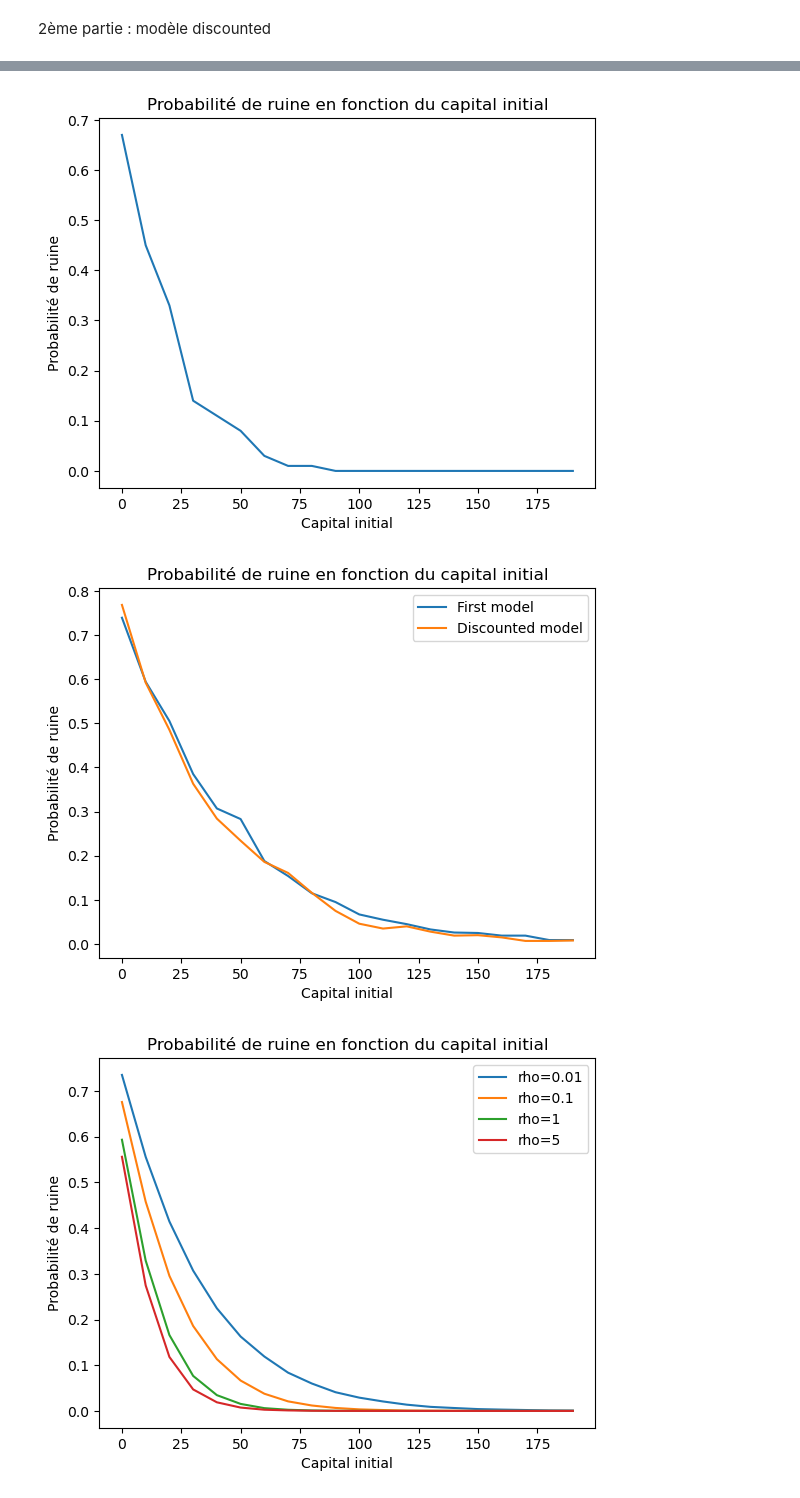
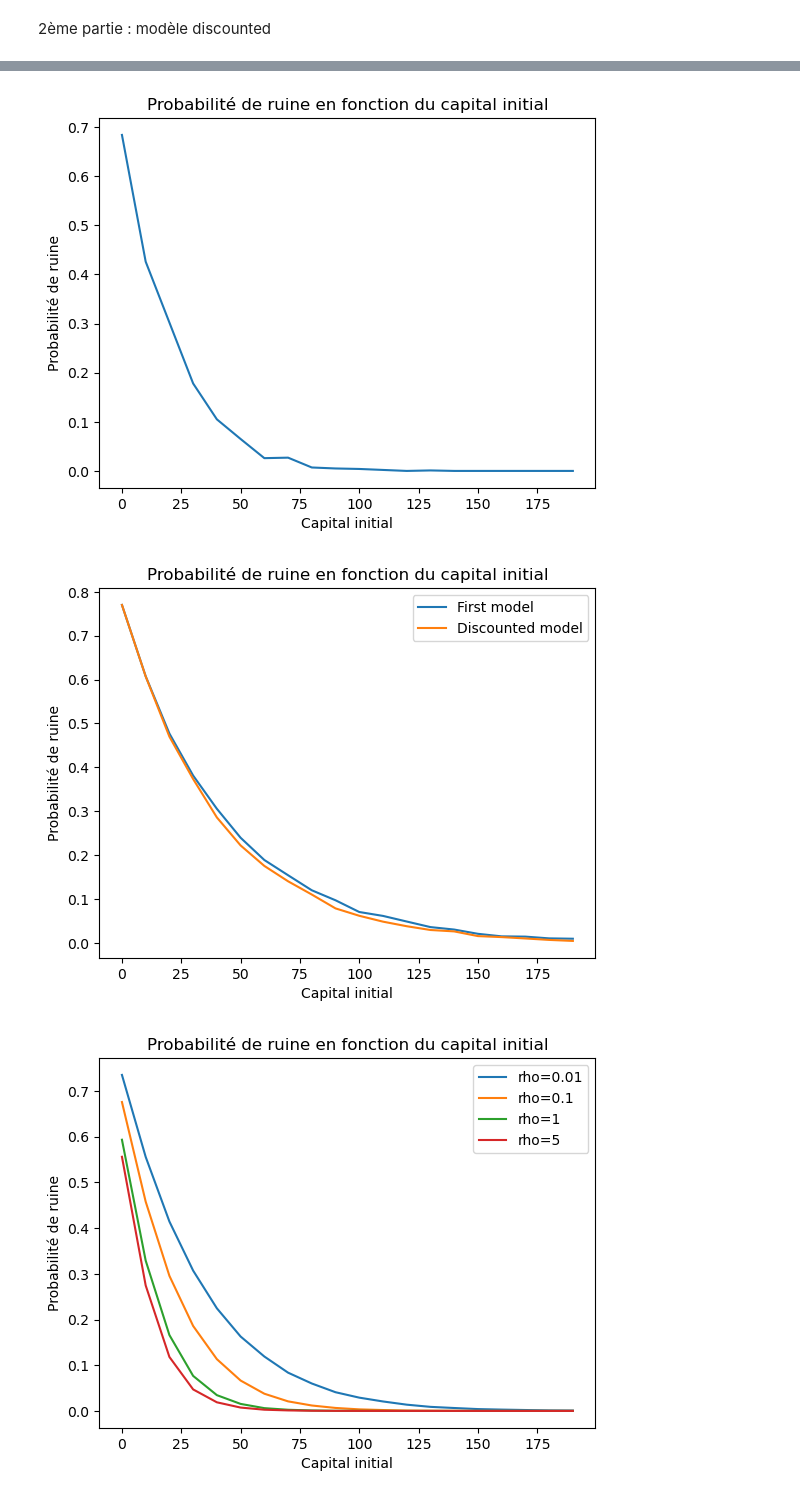
Before and after one commit to R7even31/Projet_Poisson, a Jupyter notebook: Main.ipynb, the cells around one changed output, grey strips where cells are left out. Drawn from its saved outputs; the diff is of its cells as text; code cells hidden in the pictures.

```diff
--- a/Main.ipynb
+++ b/Main.ipynb
@@ -178,29 +178,29 @@ def estimation_ruine_discounted(mu,T,beta,u,theta,n,rho) :
 # %%
 mu=1
 T=100
 beta=0.1
 theta=0.3
-n=100
+n=1000
 rho=0.1
 proba_ruine_discounted=np.zeros(20)
 u=np.zeros(20)
 for k in range(20):
     u[k]=10*k
     proba_ruine_discounted[k]=estimation_ruine_discounted(mu,T,beta,u[k],theta,n,rho)
 
 plt.plot(u,proba_ruine_discounted)
 plt.title("Probabilité de ruine en fonction du capital initial")
 plt.xlabel("Capital initial")
 plt.ylabel("Probabilité de ruine")
 plt.show()
 # %% [output]
-[figure, old version]
+[figure, new version]
 # %%
 mu=1
 T=100
 beta=0.1
 theta=0.3
-n=1000
+n=10000
 rho=0.001
 proba_ruine=np.zeros(20)
 proba_ruine_discounted=np.zeros(20)
@@ -218,7 +218,7 @@ plt.ylabel("Probabilité de ruine")
 plt.legend()
 plt.show()
 # %% [output]
-[figure, old version]
+[figure, new version]
 # %%
 mu=1
 T=100
```
Also changed, not shown: parts of 1 cell of this notebook, 1 other file.
